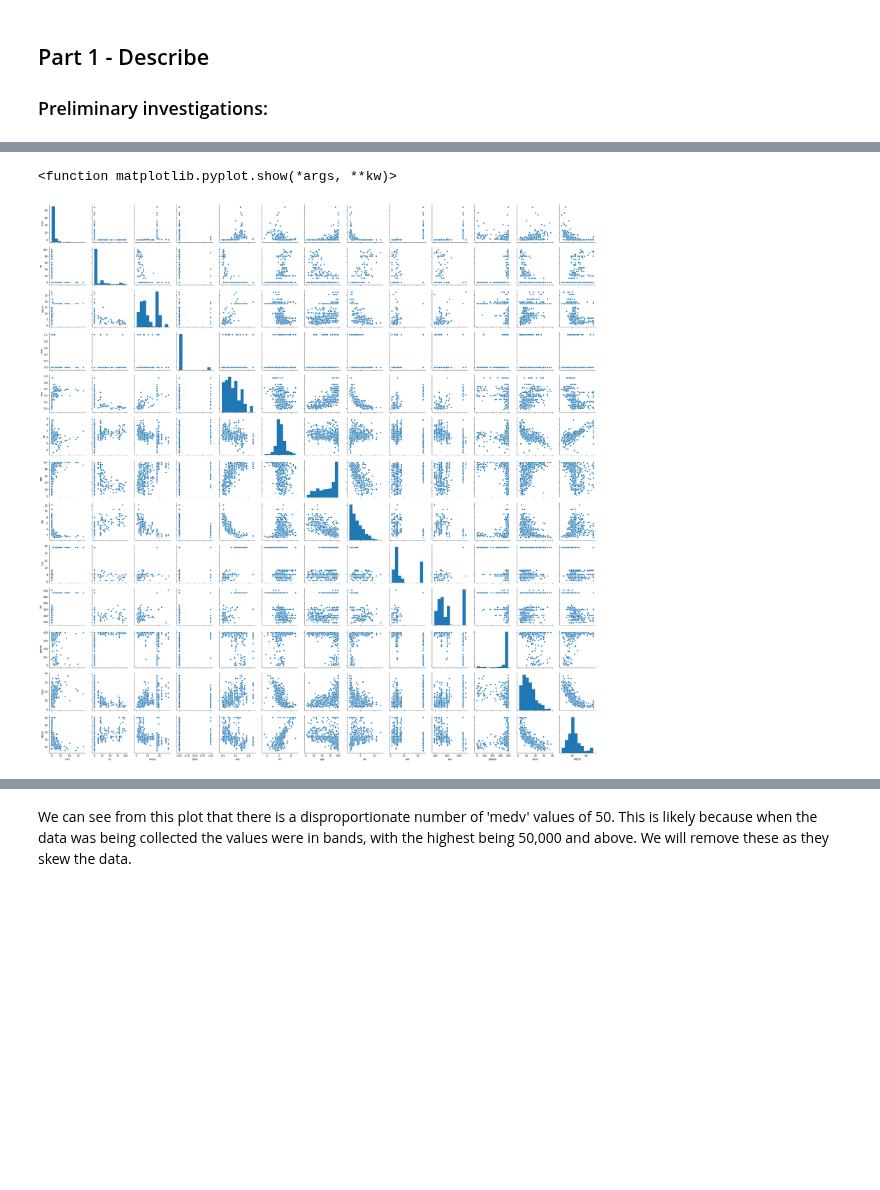
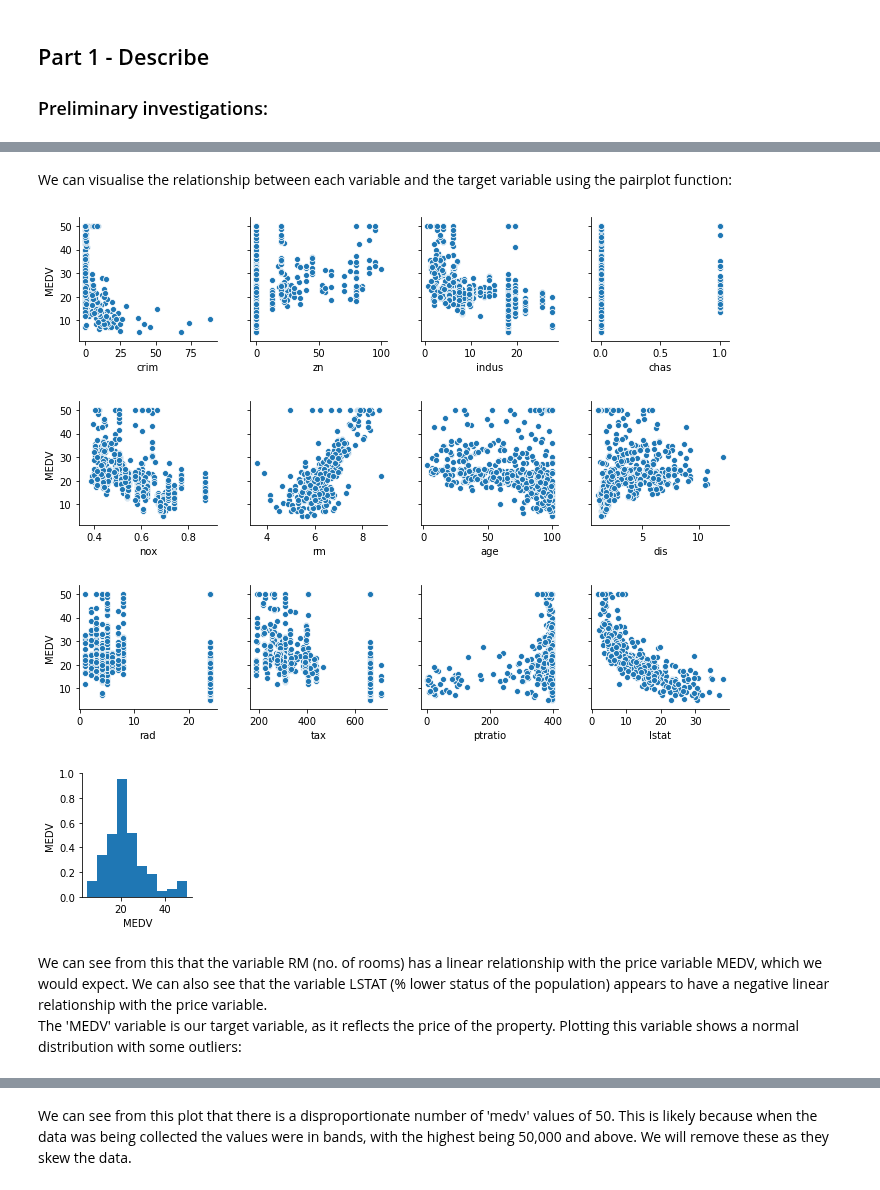
Before and after one commit to paulacduffy/machine-learning-assessment, a Jupyter notebook: The Boston Housing Dataset - An Analysis.ipynb, the cells around one changed output, grey strips where cells are left out. Saved outputs shown, nothing was run; the diff lists cells and outputs as text; code cells hidden in the pictures; blank space fills up the shorter version.

Commit message:
looked at outliers inferential statistics section

```diff
--- a/The Boston Housing Dataset - An Analysis.ipynb
+++ b/The Boston Housing Dataset - An Analysis.ipynb
@@ -54,12 +72,22 @@ df['MEDV'] = boston.target
 # %%
 #drop racial profiling column
 df = df.drop(columns="b")
-# %%
-sns.pairplot(df)
-plt.show
-# %% [output]
-<function matplotlib.pyplot.show(*args, **kw)>
-[figure, removed]
+# %% [markdown]
+We can visualise the relationship between each variable and the target variable using the pairplot function:
+# %%
+#visualise the relationship between each variable and the target variable using pairplot function
+#code adapted from https://dataoutpost.wordpress.com/2018/04/03/eda-part-1-full-python-code/
+for i in range(0, len(df.columns), 4):
+    sns.pairplot(data=df,
+    x_vars=df.columns[i:i+4],
+    y_vars=['MEDV'])
+# %% [output]
+[figure, added]
+[figure, added]
+[figure, added]
+[figure, added]
+# %% [markdown]
+We can see from this that the variable RM (no. of rooms) has a linear relationship with the price variable MEDV, which we would expect. We can also see that the variable LSTAT (% lower status of the population) appears to have a negative linear relationship with the price variable.<br> The 'MEDV' variable is our target variable, as it reflects the price of the property. Plotting this variable shows a normal distribution with some outliers:
 # %%
 #plot medv values
 sns.distplot(df['MEDV'])
```
Also changed, not shown: parts of 16 cells of this notebook.
